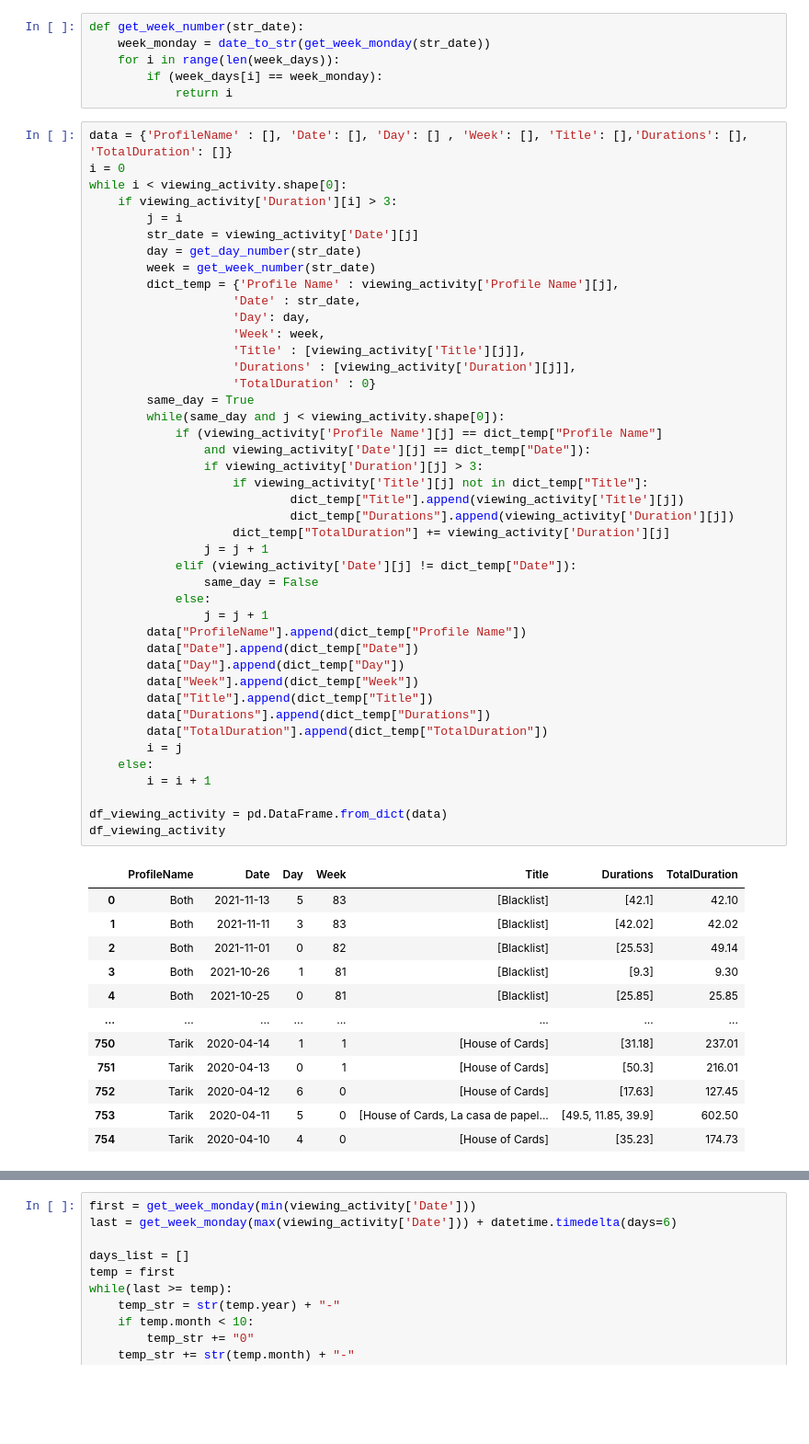
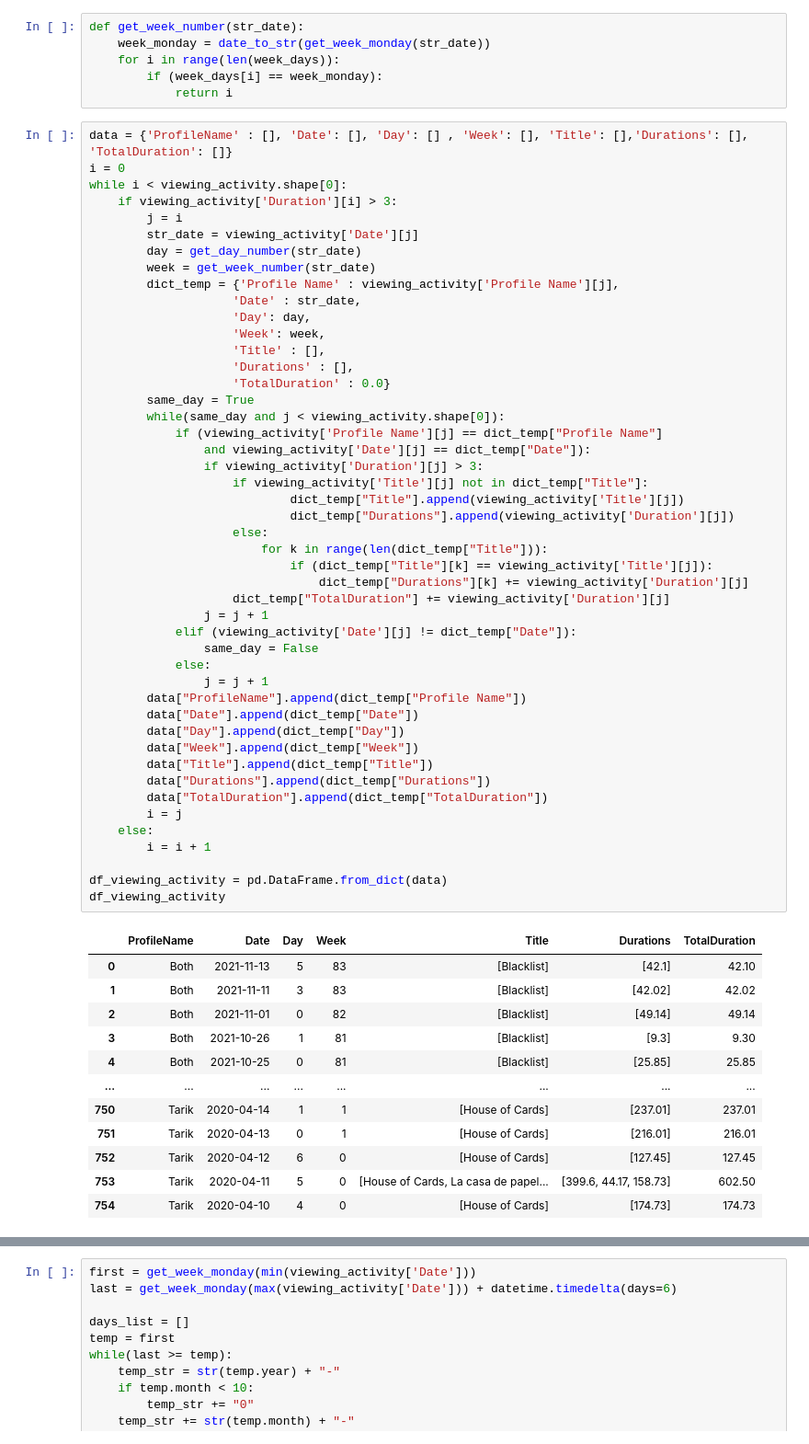
Before and after one commit to boumaza-sebia/dataviz-netflix, a Jupyter notebook: python/data.ipynb, the cells around one changed output, grey strips where cells are left out. Shown at 92% size. Saved outputs shown, nothing was run; the diff lists cells and outputs as text; blank space fills up the shorter version.

```diff
--- a/python/data.ipynb
+++ b/python/data.ipynb
@@ -164,49 +164,53 @@ while i < viewing_activity.shape[0]:
                     'Date' : str_date,
                     'Day': day,
                     'Week': week,
-                    'Title' : [viewing_activity['Title'][j]],
-                    'Durations' : [viewing_activity['Duration'][j]],
-                    'TotalDuration' : 0}
+                    'Title' : [],
+                    'Durations' : [],
+                    'TotalDuration' : 0.0}
         same_day = True
         while(same_day and j < viewing_activity.shape[0]):
             if (viewing_activity['Profile Name'][j] == dict_temp["Profile Name"]
                 and viewing_activity['Date'][j] == dict_temp["Date"]):
                 if viewing_activity['Duration'][j] > 3:
                     if viewing_activity['Title'][j] not in dict_temp["Title"]:
                             dict_temp["Title"].append(viewing_activity['Title'][j])
                             dict_temp["Durations"].append(viewing_activity['Duration'][j])
+                    else:
+                        for k in range(len(dict_temp["Title"])):
+                            if (dict_temp["Title"][k] == viewing_activity['Title'][j]):
+                                dict_temp["Durations"][k] += viewing_activity['Duration'][j]
                     dict_temp["TotalDuration"] += viewing_activity['Duration'][j]
                 j = j + 1
             elif (viewing_activity['Date'][j] != dict_temp["Date"]):
                 same_day = False
             else:
                 j = j + 1
         data["ProfileName"].append(dict_temp["Profile Name"])
         data["Date"].append(dict_temp["Date"])
         data["Day"].append(dict_temp["Day"])
         data["Week"].append(dict_temp["Week"])
         data["Title"].append(dict_temp["Title"])
         data["Durations"].append(dict_temp["Durations"])
         data["TotalDuration"].append(dict_temp["TotalDuration"])
         i = j
     else:
         i = i + 1
 
 df_viewing_activity = pd.DataFrame.from_dict(data)
 df_viewing_activity
 # %% [output]
 |  | ProfileName | Date | Day | Week | Title | Durations | TotalDuration |
 | 0 | Both | 2021-11-13 | 5 | 83 | [Blacklist] | [42.1] | 42.10 |
 | 1 | Both | 2021-11-11 | 3 | 83 | [Blacklist] | [42.02] | 42.02 |
-| 2 | Both | 2021-11-01 | 0 | 82 | [Blacklist] | [25.53] | 49.14 |
+| 2 | Both | 2021-11-01 | 0 | 82 | [Blacklist] | [49.14] | 49.14 |
 | 3 | Both | 2021-10-26 | 1 | 81 | [Blacklist] | [9.3] | 9.30 |
 | 4 | Both | 2021-10-25 | 0 | 81 | [Blacklist] | [25.85] | 25.85 |
 | ... | ... | ... | ... | ... | ... | ... | ... |
-| 750 | Tarik | 2020-04-14 | 1 | 1 | [House of Cards] | [31.18] | 237.01 |
-| 751 | Tarik | 2020-04-13 | 0 | 1 | [House of Cards] | [50.3] | 216.01 |
-| 752 | Tarik | 2020-04-12 | 6 | 0 | [House of Cards] | [17.63] | 127.45 |
-| 753 | Tarik | 2020-04-11 | 5 | 0 | [House of Cards, La casa de papel... | [49.5, 11.85, 39.9] | 602.50 |
-| 754 | Tarik | 2020-04-10 | 4 | 0 | [House of Cards] | [35.23] | 174.73 |
+| 750 | Tarik | 2020-04-14 | 1 | 1 | [House of Cards] | [237.01] | 237.01 |
+| 751 | Tarik | 2020-04-13 | 0 | 1 | [House of Cards] | [216.01] | 216.01 |
+| 752 | Tarik | 2020-04-12 | 6 | 0 | [House of Cards] | [127.45] | 127.45 |
+| 753 | Tarik | 2020-04-11 | 5 | 0 | [House of Cards, La casa de papel... | [399.6, 44.17, 158.73] | 602.50 |
+| 754 | Tarik | 2020-04-10 | 4 | 0 | [House of Cards] | [174.73] | 174.73 |
 755 rows × 7 columns
 # %%
 first = get_week_monday(min(viewing_activity['Date']))
```
Also changed, not shown: parts of 1 cell of this notebook, 1 other file.
